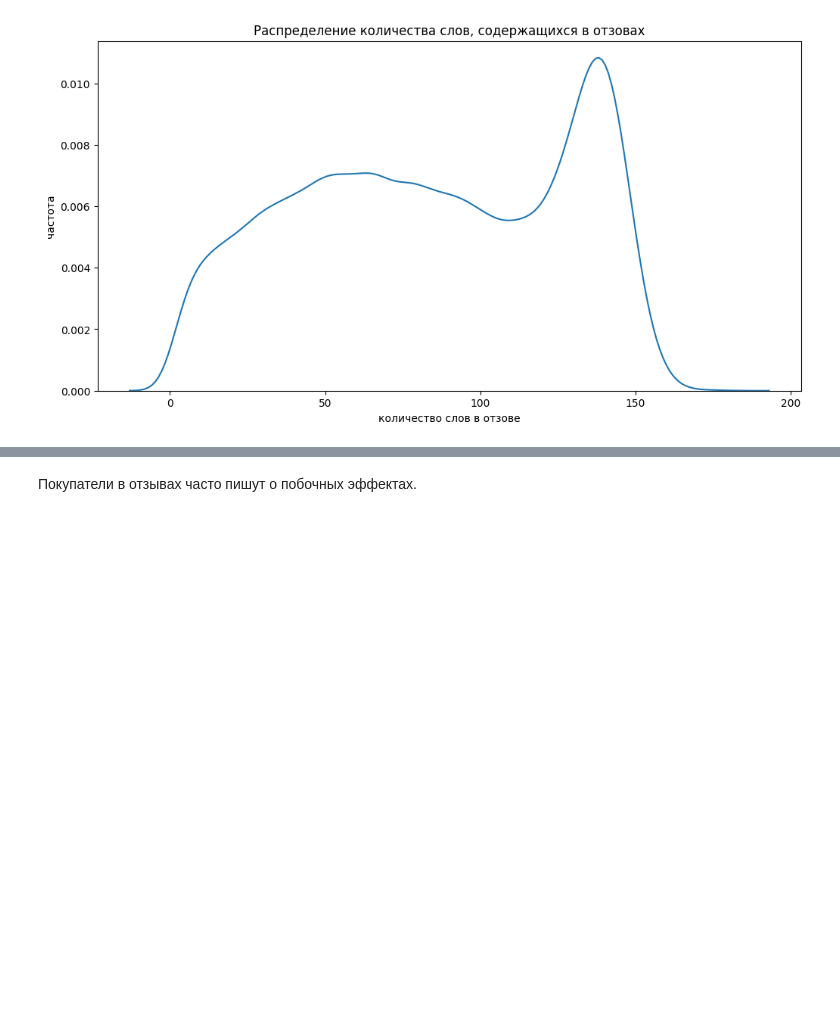
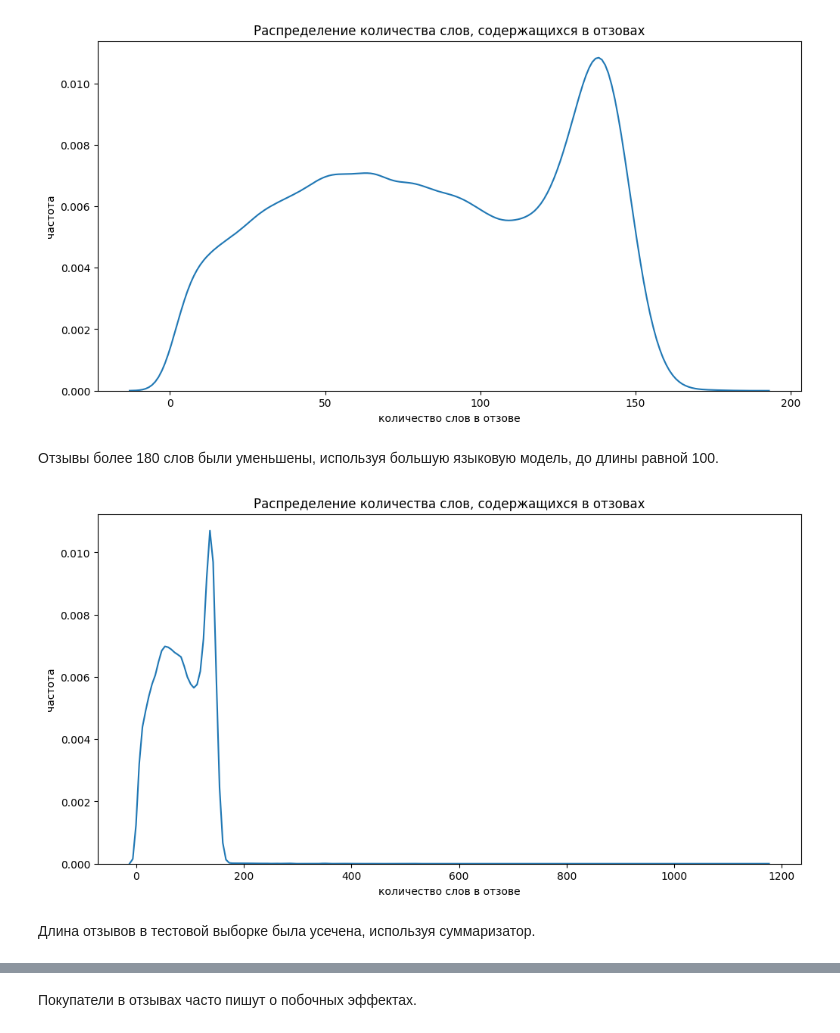
Before and after one commit to serguntsov/DRUG_FEEDBACK_NLP, a Jupyter notebook: MediSentiment.ipynb, the cells around one changed output, grey strips where cells are left out. Drawn from its saved outputs; the diff is of its cells as text; code cells hidden in the pictures; blank space fills up the shorter version.

```diff
--- a/MediSentiment.ipynb
+++ b/MediSentiment.ipynb
@@ -285,3 +283,9 @@ set_summarization_text(drugs_data, 'review')
 get_stats_hist(drugs_data, 'review')
 # %% [output]
 [figure]
+# %% [markdown]
+Отзывы более 180 слов были уменьшены, используя большую языковую модель, до длины равной 100.
+# %%
+get_stats_hist(drugs_data_test, 'review')
+# %% [output]
+[figure, added]
@@ -288,3 +294,5 @@ get_stats_hist(drugs_data, 'review')
+# %% [markdown]
+Длина отзывов в тестовой выборке была усечена, используя суммаризатор.
 # %%
 plt.figure(figsize=(20,20))
 wc=WordCloud(max_words=500, width=1600, height=800, background_color='white').generate(" ".join(drugs_data.review))
```
Also changed, not shown: parts of 18 cells of this notebook, 1 other file.
